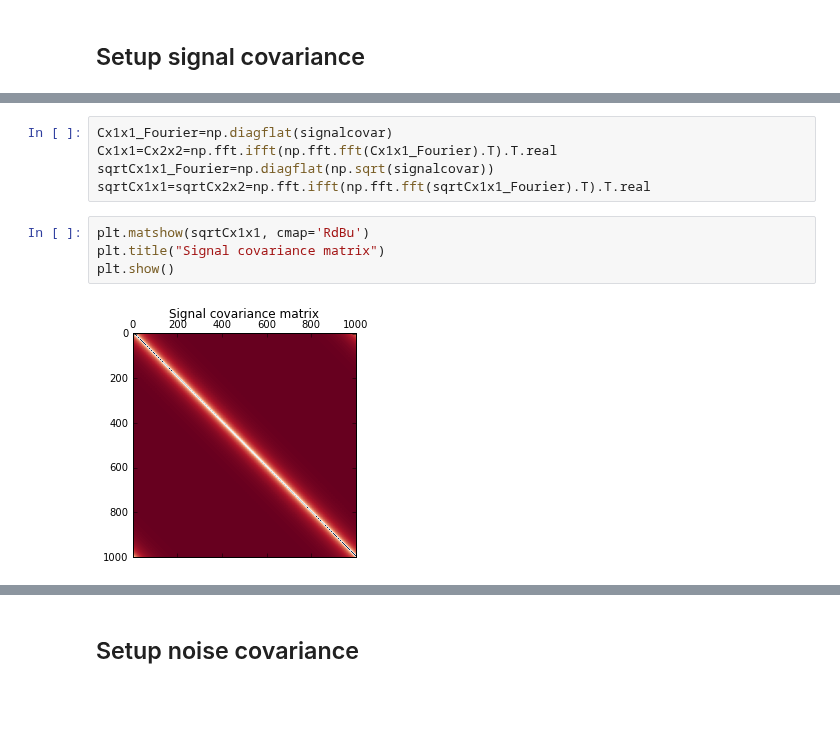
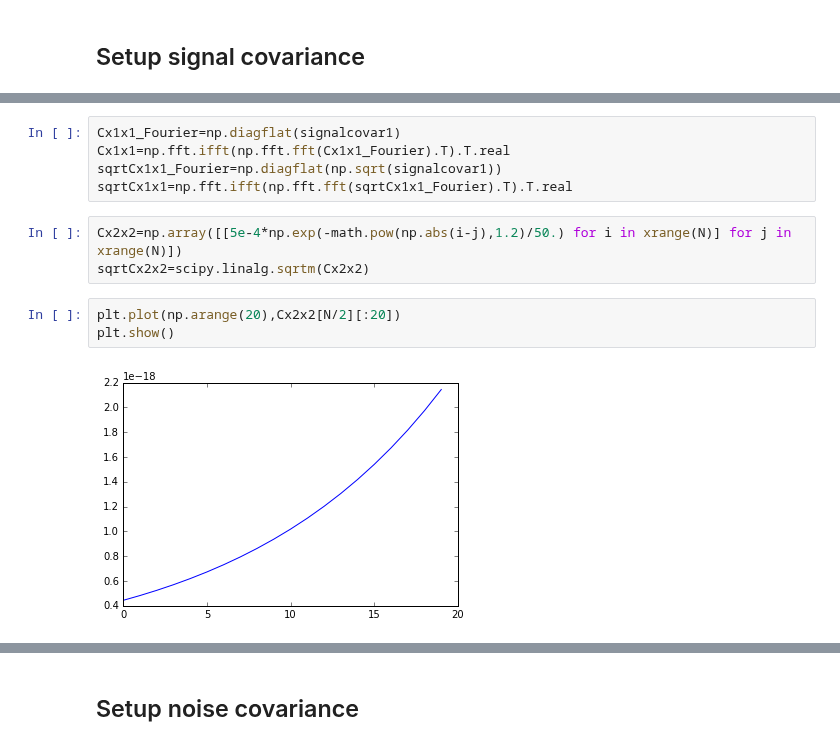
Before and after one commit to florent-leclercq/Bayes_InfoTheory, a Jupyter notebook: Deblending.ipynb, the cells around one changed output, grey strips where cells are left out. Cells and saved outputs as stored; diff of their text form; blank space fills up the shorter version.

Commit message:
updated deblending: different covariance matrices for x1 and x2

```diff
--- a/Deblending.ipynb
+++ b/Deblending.ipynb
@@ -24,13 +25,15 @@ plt.show()
 # %% [output]
 [figure]
 # %%
-Cx1x1_Fourier=np.diagflat(signalcovar)
-Cx1x1=Cx2x2=np.fft.ifft(np.fft.fft(Cx1x1_Fourier).T).T.real
-sqrtCx1x1_Fourier=np.diagflat(np.sqrt(signalcovar))
-sqrtCx1x1=sqrtCx2x2=np.fft.ifft(np.fft.fft(sqrtCx1x1_Fourier).T).T.real
+Cx1x1_Fourier=np.diagflat(signalcovar1)
+Cx1x1=np.fft.ifft(np.fft.fft(Cx1x1_Fourier).T).T.real
+sqrtCx1x1_Fourier=np.diagflat(np.sqrt(signalcovar1))
+sqrtCx1x1=np.fft.ifft(np.fft.fft(sqrtCx1x1_Fourier).T).T.real
-# %%
-plt.matshow(sqrtCx1x1, cmap='RdBu')
-plt.title("Signal covariance matrix")
-plt.show()
-# %% [output]
-[figure, removed]
+# %%
+Cx2x2=np.array([[5e-4*np.exp(-math.pow(np.abs(i-j),1.2)/50.) for i in xrange(N)] for j in xrange(N)])
+sqrtCx2x2=scipy.linalg.sqrtm(Cx2x2)
+# %%
+plt.plot(np.arange(20),Cx2x2[N/2][:20])
+plt.show()
+# %% [output]
+[figure, added]
```
Also changed, not shown: parts of 9 cells of this notebook.
